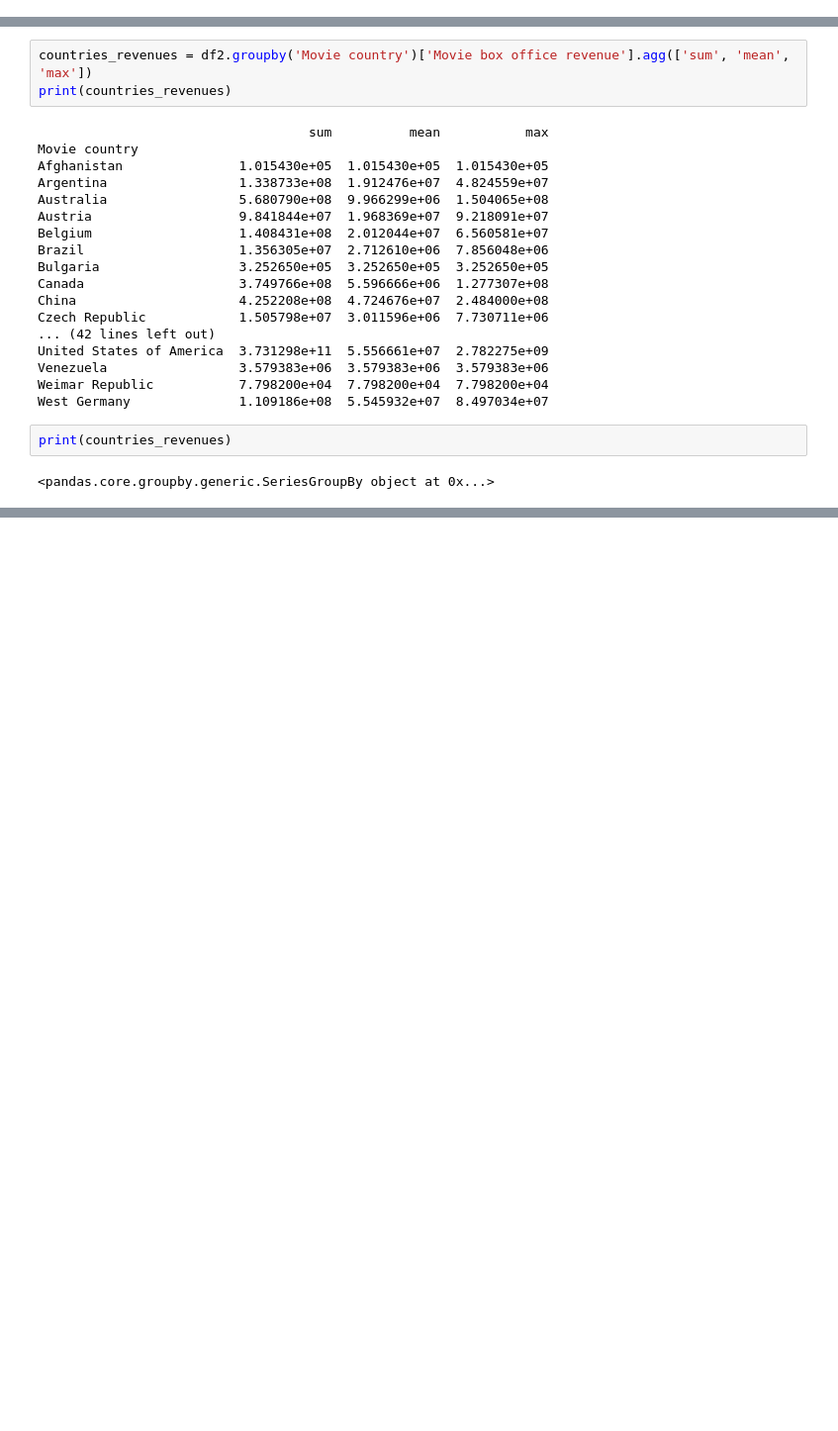
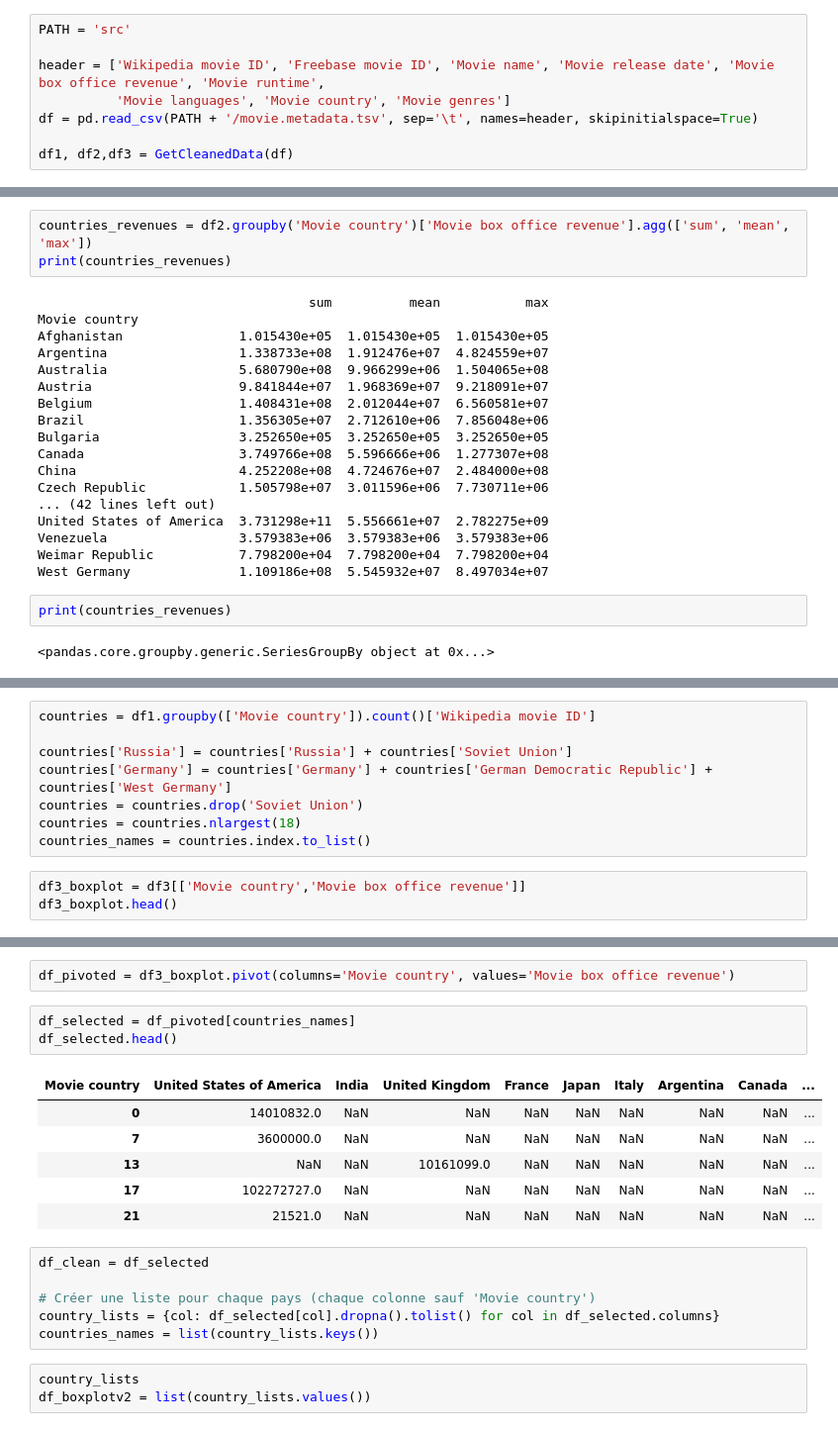
Before and after one commit to epfl-ada/ada-2024-project-4bigbrains, a Jupyter notebook: Guilhem.ipynb, the cells around one changed output, grey strips where cells are left out. Shown: that part at 99% size. Cells and saved outputs as stored; diff of their text form; blank space fills up the shorter version.

```diff
--- a/Guilhem.ipynb
+++ b/Guilhem.ipynb
@@ -27 +9,9 @@ See the caveats in the documentation: https://pandas.pydata.org/pandas-docs/stab
+# %%
+PATH = 'src'
+
+header = ['Wikipedia movie ID', 'Freebase movie ID', 'Movie name', 'Movie release date', 'Movie box office revenue', 'Movie runtime',
+          'Movie languages', 'Movie country', 'Movie genres']
+df = pd.read_csv(PATH + '/movie.metadata.tsv', sep='\t', names=header, skipinitialspace=True)
+
+df1, df2,df3 = GetCleanedData(df)
 # %%
@@ -75,0 +73,11 @@ Name: Movie box office revenue, Length: 450, dtype: float64>
+# %%
+countries = df1.groupby(['Movie country']).count()['Wikipedia movie ID']
+
+countries['Russia'] = countries['Russia'] + countries['Soviet Union']
+countries['Germany'] = countries['Germany'] + countries['German Democratic Republic'] + countries['West Germany']
+countries = countries.drop('Soviet Union')
+countries = countries.nlargest(18)
+countries_names = countries.index.to_list()
+# %%
+df3_boxplot = df3[['Movie country','Movie box office revenue']]
+df3_boxplot.head()
@@ -75,0 +91,21 @@ Name: Movie box office revenue, Length: 450, dtype: float64>
+# %%
+df_pivoted = df3_boxplot.pivot(columns='Movie country', values='Movie box office revenue')
+# %%
+df_selected = df_pivoted[countries_names]
+df_selected.head()
+# %% [output]
+| Movie country | United States of America | India | United Kingdom | France | Japan | Italy | Argentina | Canada | ... |
+| 0 | 14010832.0 | NaN | NaN | NaN | NaN | NaN | NaN | NaN | ... |
+| 7 | 3600000.0 | NaN | NaN | NaN | NaN | NaN | NaN | NaN | ... |
+| 13 | NaN | NaN | 10161099.0 | NaN | NaN | NaN | NaN | NaN | ... |
+| 17 | 102272727.0 | NaN | NaN | NaN | NaN | NaN | NaN | NaN | ... |
+| 21 | 21521.0 | NaN | NaN | NaN | NaN | NaN | NaN | NaN | ... |
+# %%
+df_clean = df_selected
+
+# Créer une liste pour chaque pays (chaque colonne sauf 'Movie country')
+country_lists = {col: df_selected[col].dropna().tolist() for col in df_selected.columns}
+countries_names = list(country_lists.keys())
+# %%
+country_lists
+df_boxplotv2 = list(country_lists.values())
```
Also changed, not shown: parts of 9 cells of this notebook.
